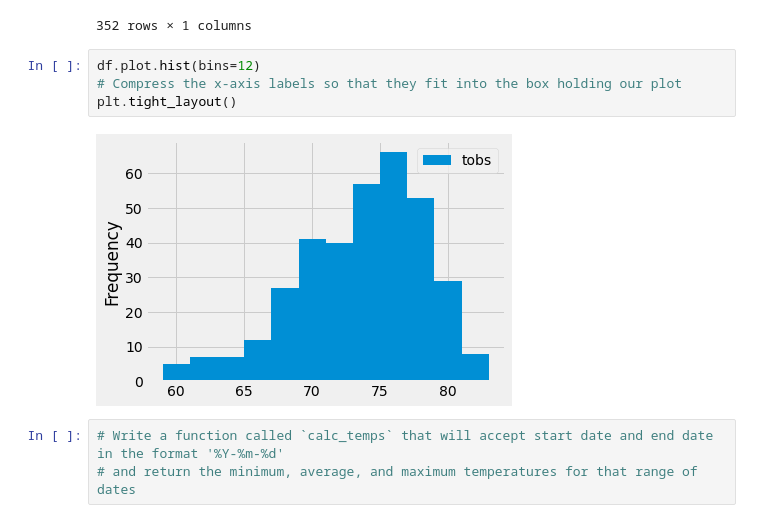
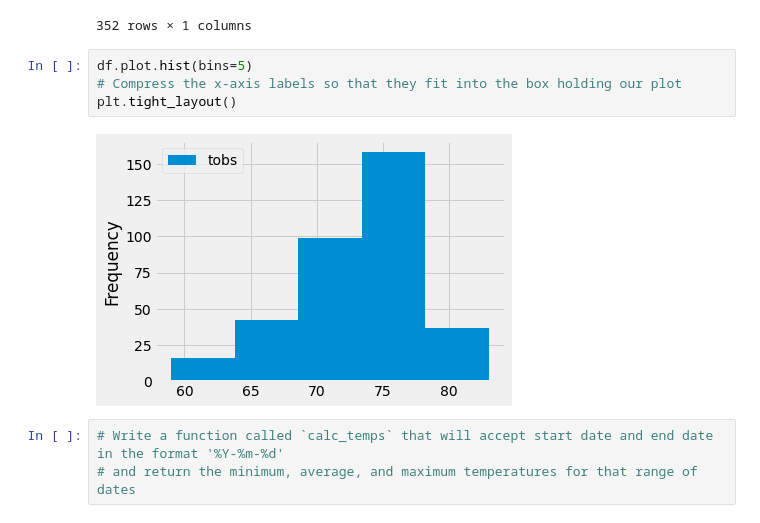
Before and after one commit to emilymcdaniel/surfs_up, a Jupyter notebook: climate_analysis.ipynb, the cells around one changed output. Drawn from its saved outputs; the diff is of its cells as text.

```diff
--- a/climate_analysis.ipynb
+++ b/climate_analysis.ipynb
@@ -142,11 +142,11 @@ df
 | 351 | 79.0 |
 352 rows × 1 columns
 # %%
-df.plot.hist(bins=12)
+df.plot.hist(bins=5)
 # Compress the x-axis labels so that they fit into the box holding our plot
 plt.tight_layout()
 # %% [output]
-[figure, old version]
+[figure, new version]
 # %%
 # Write a function called `calc_temps` that will accept start date and end date in the format '%Y-%m-%d'
 # and return the minimum, average, and maximum temperatures for that range of dates
```
Also changed, not shown: 1 other file.
